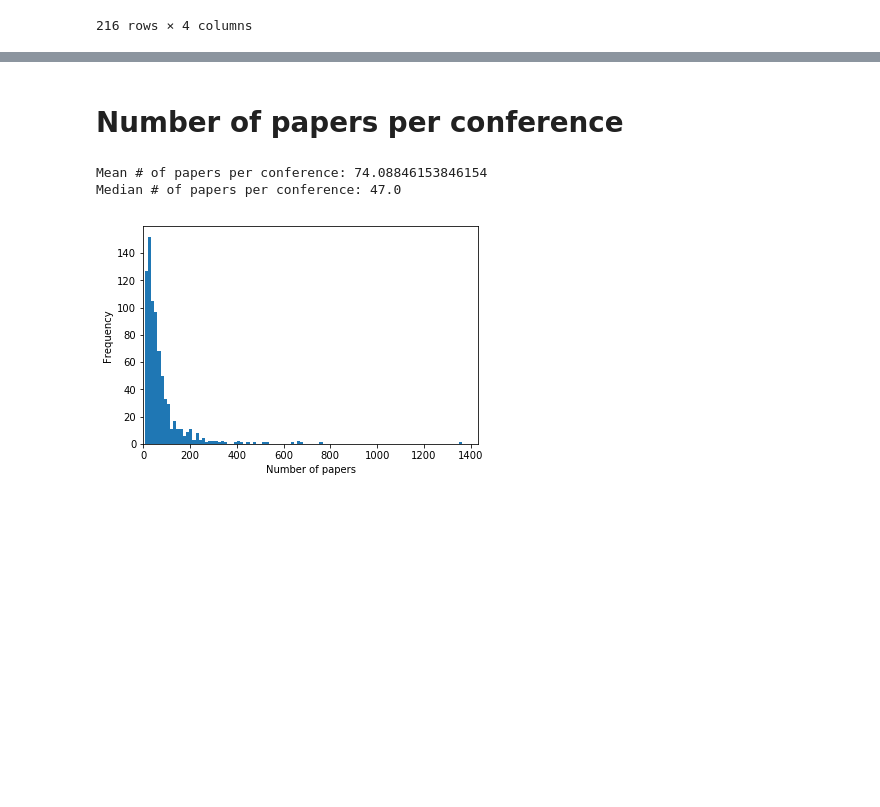
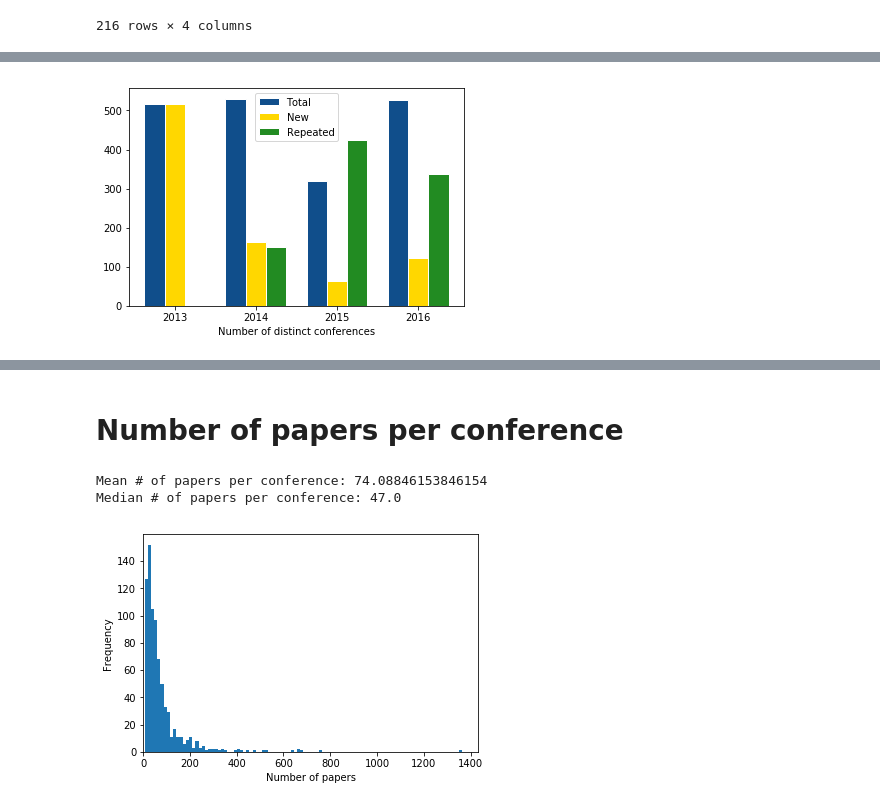
Before and after one commit to philippnaeser/recommender-system, a Jupyter notebook: notebooks/Exploration General Conferences.ipynb, the cells around one changed output, grey strips where cells are left out. Saved outputs shown, nothing was run; the diff lists cells and outputs as text; code cells hidden in the pictures; blank space fills up the shorter version.

```diff
--- a/notebooks/Exploration General Conferences.ipynb
+++ b/notebooks/Exploration General Conferences.ipynb
@@ -113,0 +203,15 @@ d_train.data[d_train.data.conferenceseries_name==conferences_train[0]][["confere
+# %%
+years = sorted(set(cs["year"]))
+cs_all = set()
+new = []
+repeated = []
+total = []
+for year in years:
+    current = set(cs["conferenceseries"].loc[cs["year"]==year])
+    new.append([year, len(current.difference(cs_all))])
+    repeated.append([year, len(cs_all.difference(current))])
+    cs_all.update(current)
+    total.append([year, len(current)])
+cs_new  = pd.DataFrame(new, columns = ["Year", "No_conferenceseries"])
+cs_repeated = pd.DataFrame(repeated, columns = ["Year", "No_conferenceseries"])
+cs_total = pd.DataFrame(total, columns = ["Year", "No_conferenceseries"])
@@ -113,0 +224,28 @@ d_train.data[d_train.data.conferenceseries_name==conferences_train[0]][["confere
+# %%
+# set width of bar
+barWidth = 0.25
+
+# set height of bar
+bars1 = list(cs_total["No_conferenceseries"])
+bars2 = list(cs_new["No_conferenceseries"])
+bars3 = list(cs_repeated["No_conferenceseries"])
+
+# Set position of bar on X axis
+r1 = np.arange(len(bars1))
+r2 = [x + barWidth for x in r1]
+r3 = [x + barWidth for x in r2]
+
+# Make the plot
+plt.bar(r1, bars1, color='#104E8B', width=barWidth, edgecolor='white', label='Total')
+plt.bar(r2, bars2, color='#FFD700', width=barWidth, edgecolor='white', label='New')
+plt.bar(r3, bars3, color='#228B22', width=barWidth, edgecolor='white', label='Repeated')
+
+# Add xticks on the middle of the group bars
+plt.xlabel('Number of distinct conferences')
+plt.xticks([r + barWidth for r in range(len(bars1))], list(years))
+
+# Create legend & Show graphic
+plt.legend(loc="best")
+plt.show()
+# %% [output]
+[figure, added]
```
Also changed, not shown: parts of 12 cells of this notebook, 1 other file.
